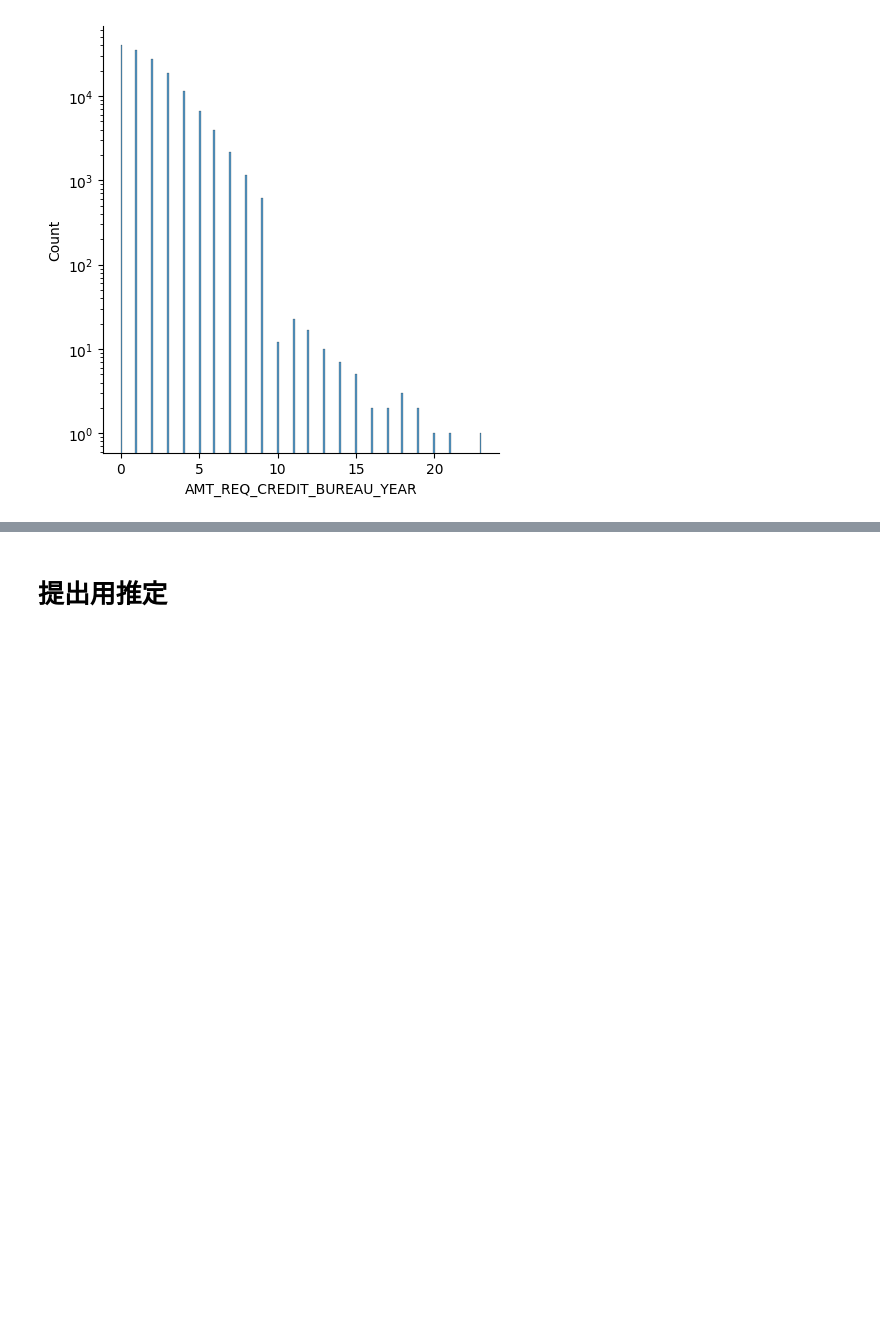
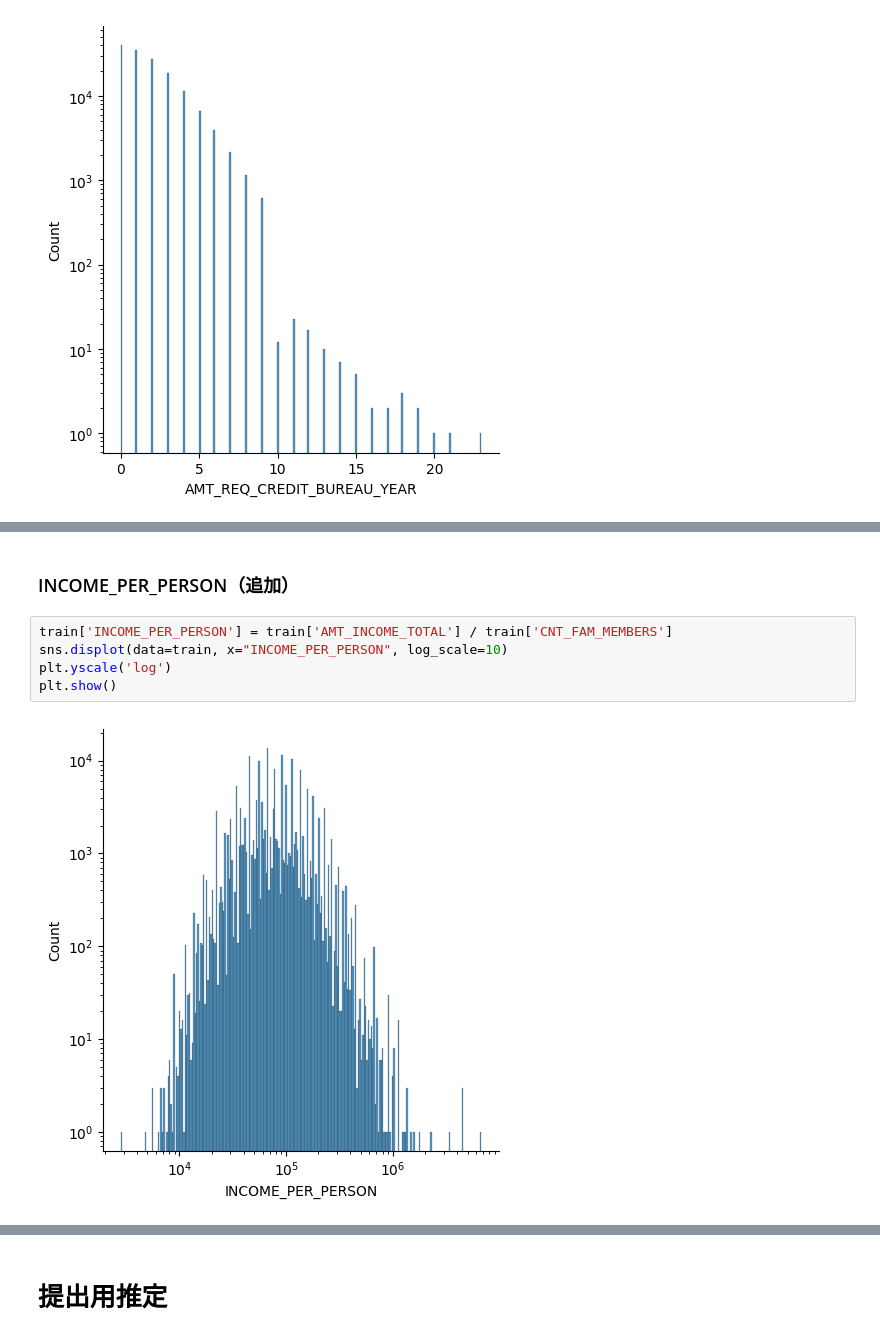
Before and after one commit to maki8maki/GCI2023Winter, a Jupyter notebook: competition2.ipynb, the cells around one changed output, grey strips where cells are left out. Drawn from its saved outputs; the diff is of its cells as text; blank space fills up the shorter version.

```diff
--- a/competition2.ipynb
+++ b/competition2.ipynb
@@ -438,0 +464,9 @@ plt.show()
+# %% [markdown]
+### INCOME_PER_PERSON（追加）
+# %%
+train['INCOME_PER_PERSON'] = train['AMT_INCOME_TOTAL'] / train['CNT_FAM_MEMBERS']
+sns.displot(data=train, x="INCOME_PER_PERSON", log_scale=10)
+plt.yscale('log')
+plt.show()
+# %% [output]
+[figure, added]
```
Also changed, not shown: parts of 17 cells of this notebook.
